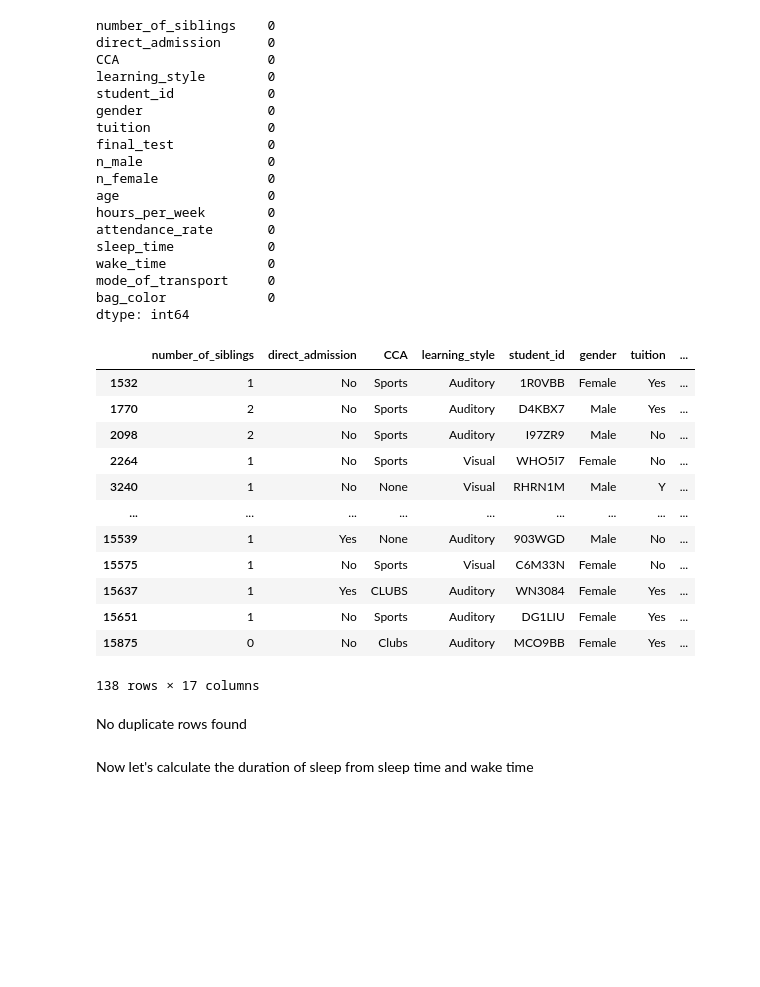
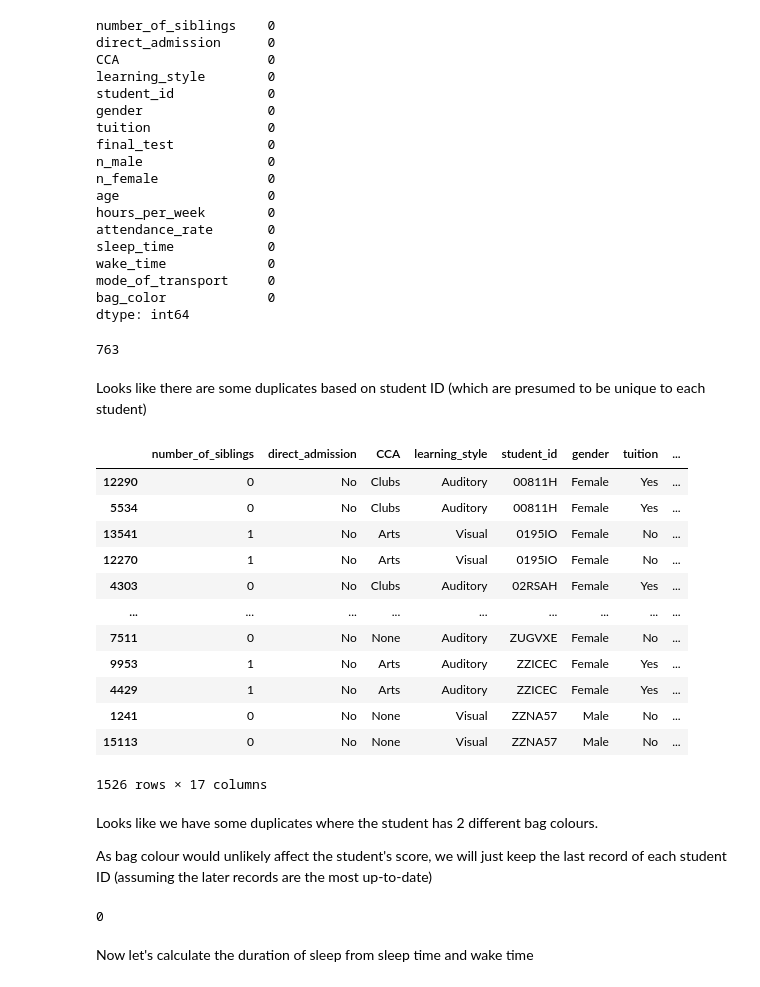
Before and after one commit to raytrk/Projects, a Jupyter notebook: Python/AIAP_PYS/eda.ipynb, the cells around one changed output. Cells and saved outputs as stored; diff of their text form; code cells hidden in the pictures; blank space fills up the shorter version.

```diff
--- a/Python/AIAP_PYS/eda.ipynb
+++ b/Python/AIAP_PYS/eda.ipynb
@@ -230,24 +230,46 @@ mode_of_transport     0
 bag_color             0
 dtype: int64
 # %%
-#Check for duplicates
-df[df.duplicated(keep = 'first')]
+#Check for duplicates based on the student_id
+df['student_id'].duplicated().sum()
 # %% [output]
-|  | number_of_siblings | direct_admission | CCA | learning_style | student_id | gender | tuition | ... |
-| 1532 | 1 | No | Sports | Auditory | 1R0VBB | Female | Yes | ... |
-| 1770 | 2 | No | Sports | Auditory | D4KBX7 | Male | Yes | ... |
-| 2098 | 2 | No | Sports | Auditory | I97ZR9 | Male | No | ... |
-| 2264 | 1 | No | Sports | Visual | WHO5I7 | Female | No | ... |
-| 3240 | 1 | No | None | Visual | RHRN1M | Male | Y | ... |
-| ... | ... | ... | ... | ... | ... | ... | ... | ... |
-| 15539 | 1 | Yes | None | Auditory | 903WGD | Male | No | ... |
-| 15575 | 1 | No | Sports | Visual | C6M33N | Female | No | ... |
-| 15637 | 1 | Yes | CLUBS | Auditory | WN3084 | Female | Yes | ... |
-| 15651 | 1 | No | Sports | Auditory | DG1LIU | Female | Yes | ... |
-| 15875 | 0 | No | Clubs | Auditory | MCO9BB | Female | Yes | ... |
-138 rows × 17 columns
+763
-# %% [markdown]
-No duplicate rows found
+# %% [markdown]
+Looks like there are some duplicates based on student ID (which are presumed to be unique to each student)
+# %%
+#check what the differences between the duplicate rows are
+dup_ids = df['student_id'][df['student_id'].duplicated()]
+df_dup = df[df['student_id'].isin(dup_ids)]
+df_dup = df_dup.sort_values(by = 'student_id')
+df_dup
+# %% [output]
+|  | number_of_siblings | direct_admission | CCA | learning_style | student_id | gender | tuition | ... |
+| 12290 | 0 | No | Clubs | Auditory | 00811H | Female | Yes | ... |
+| 5534 | 0 | No | Clubs | Auditory | 00811H | Female | Yes | ... |
+| 13541 | 1 | No | Arts | Visual | 0195IO | Female | No | ... |
+| 12270 | 1 | No | Arts | Visual | 0195IO | Female | No | ... |
+| 4303 | 0 | No | Clubs | Auditory | 02RSAH | Female | Yes | ... |
+| ... | ... | ... | ... | ... | ... | ... | ... | ... |
+| 7511 | 0 | No | None | Auditory | ZUGVXE | Female | No | ... |
+| 9953 | 1 | No | Arts | Auditory | ZZICEC | Female | Yes | ... |
+| 4429 | 1 | No | Arts | Auditory | ZZICEC | Female | Yes | ... |
+| 1241 | 0 | No | None | Visual | ZZNA57 | Male | No | ... |
+| 15113 | 0 | No | None | Visual | ZZNA57 | Male | No | ... |
+1526 rows × 17 columns
+# %% [markdown]
+Looks like we have some duplicates where the student has 2 different bag colours.
+
+As bag colour would unlikely affect the student's score, we will just keep the last record of each student ID (assuming the later records are the most up-to-date)
+# %%
+#Remove duplicate rows of student ID
+dup_ids = df['student_id'][df['student_id'].duplicated(keep = 'last')]
+df = df[~df['student_id'].isin(dup_ids)]
+print(df['student_id'].duplicated().sum()) #check if it has been implemented correctly
+
+#Remove the student_ID column as a predictor
+df.drop(columns = ['student_id'], inplace = True)
+# %% [output]
+0
 # %% [markdown]
 Now let's calculate the duration of sleep from sleep time and wake time
 # %%
```
Also changed, not shown: parts of 24 cells of this notebook.
